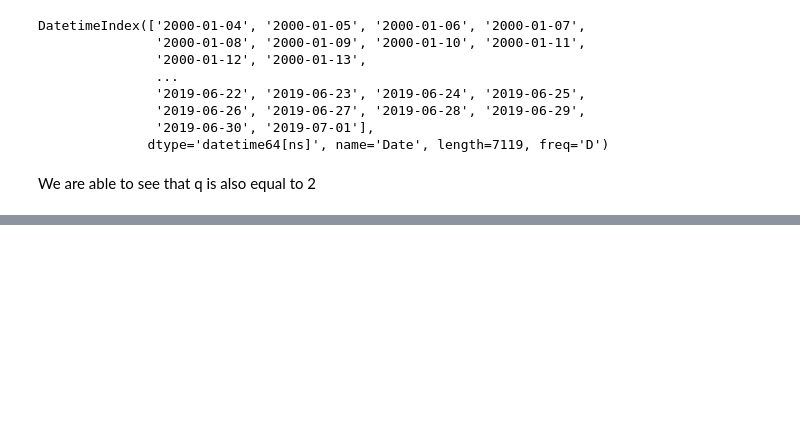
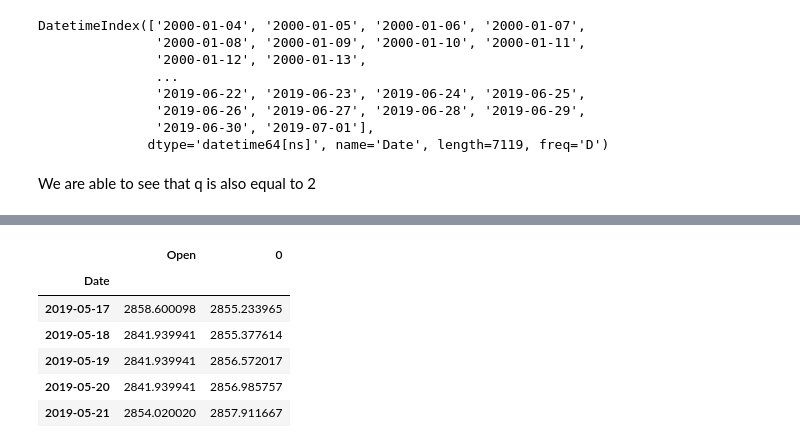
Before and after one commit to daanishrasheed/finance-stocks-LSTM, a Jupyter notebook: ARIMA_model.ipynb, the cells around one changed output, grey strips where cells are left out. Saved outputs shown, nothing was run; the diff lists cells and outputs as text; code cells hidden in the pictures; blank space fills up the shorter version.

```diff
--- a/ARIMA_model.ipynb
+++ b/ARIMA_model.ipynb
@@ -239,0 +263,2 @@ f
+# %%
+f_tuple = f[0]
@@ -239,0 +286,10 @@ f
+# %%
+r.head()
+# %% [output]
+|  | Open | 0 |
+| Date |  |  |
+| 2019-05-17 | 2858.600098 | 2855.233965 |
+| 2019-05-18 | 2841.939941 | 2855.377614 |
+| 2019-05-19 | 2841.939941 | 2856.572017 |
+| 2019-05-20 | 2841.939941 | 2856.985757 |
+| 2019-05-21 | 2854.020020 | 2857.911667 |
```
Also changed, not shown: parts of 13 cells of this notebook, 1 other file.
